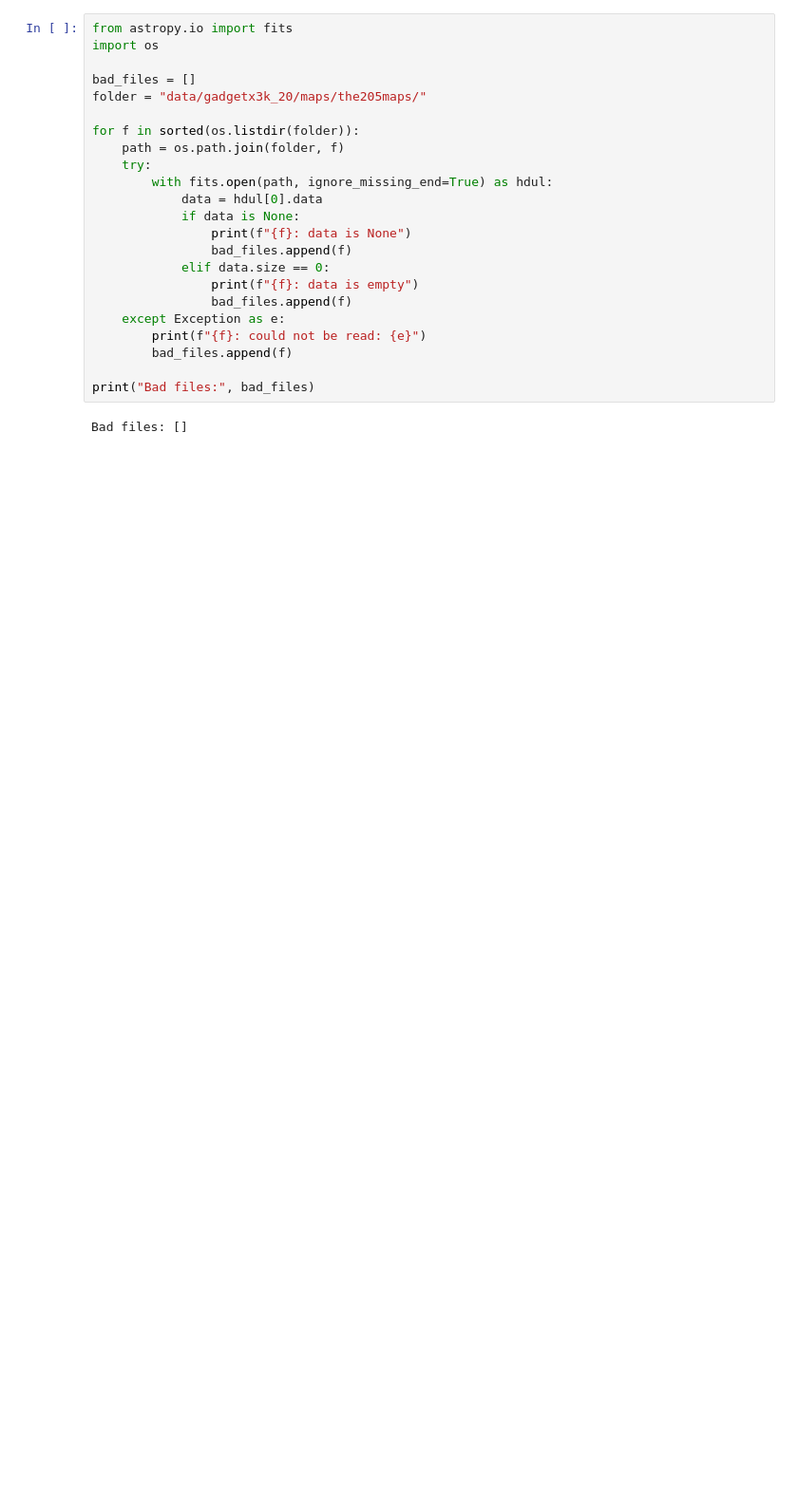
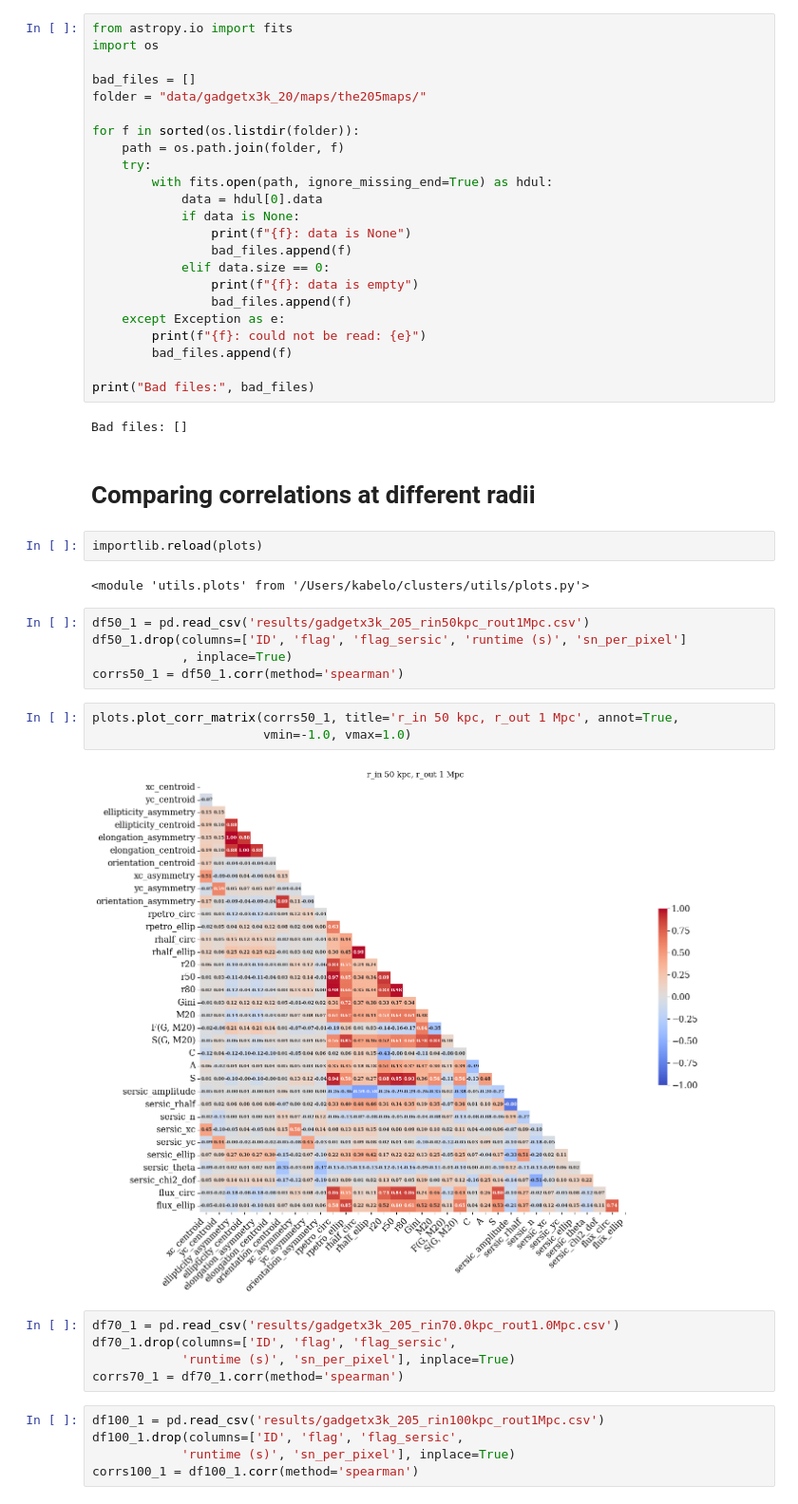
Before and after one commit to Kabelo-T/cluster_morph, a Jupyter notebook: cluster_morphs.ipynb, the cells around one changed output. Shown at 95% size. Saved outputs shown, nothing was run; the diff lists cells and outputs as text; blank space fills up the shorter version.

```diff
--- a/cluster_morphs.ipynb
+++ b/cluster_morphs.ipynb
@@ -222,3 +222,29 @@ for f in sorted(os.listdir(folder)):
 print("Bad files:", bad_files)
 # %% [output]
 Bad files: []
+# %% [markdown]
+# Comparing correlations at different radii
+# %%
+importlib.reload(plots)
+# %% [output]
+<module 'utils.plots' from '/Users/kabelo/clusters/utils/plots.py'>
+# %%
+df50_1 = pd.read_csv('results/gadgetx3k_205_rin50kpc_rout1Mpc.csv')
+df50_1.drop(columns=['ID', 'flag', 'flag_sersic', 'runtime (s)', 'sn_per_pixel']
+            , inplace=True)
+corrs50_1 = df50_1.corr(method='spearman')
+# %%
+plots.plot_corr_matrix(corrs50_1, title='r_in 50 kpc, r_out 1 Mpc', annot=True,
+                       vmin=-1.0, vmax=1.0)
+# %% [output]
+[figure, added]
+# %%
+df70_1 = pd.read_csv('results/gadgetx3k_205_rin70.0kpc_rout1.0Mpc.csv')
+df70_1.drop(columns=['ID', 'flag', 'flag_sersic',
+            'runtime (s)', 'sn_per_pixel'], inplace=True)
+corrs70_1 = df70_1.corr(method='spearman')
+# %%
+df100_1 = pd.read_csv('results/gadgetx3k_205_rin100kpc_rout1Mpc.csv')
+df100_1.drop(columns=['ID', 'flag', 'flag_sersic',
+            'runtime (s)', 'sn_per_pixel'], inplace=True)
+corrs100_1 = df100_1.corr(method='spearman')
```
Also changed, not shown: parts of 8 cells of this notebook, 3 other files.
